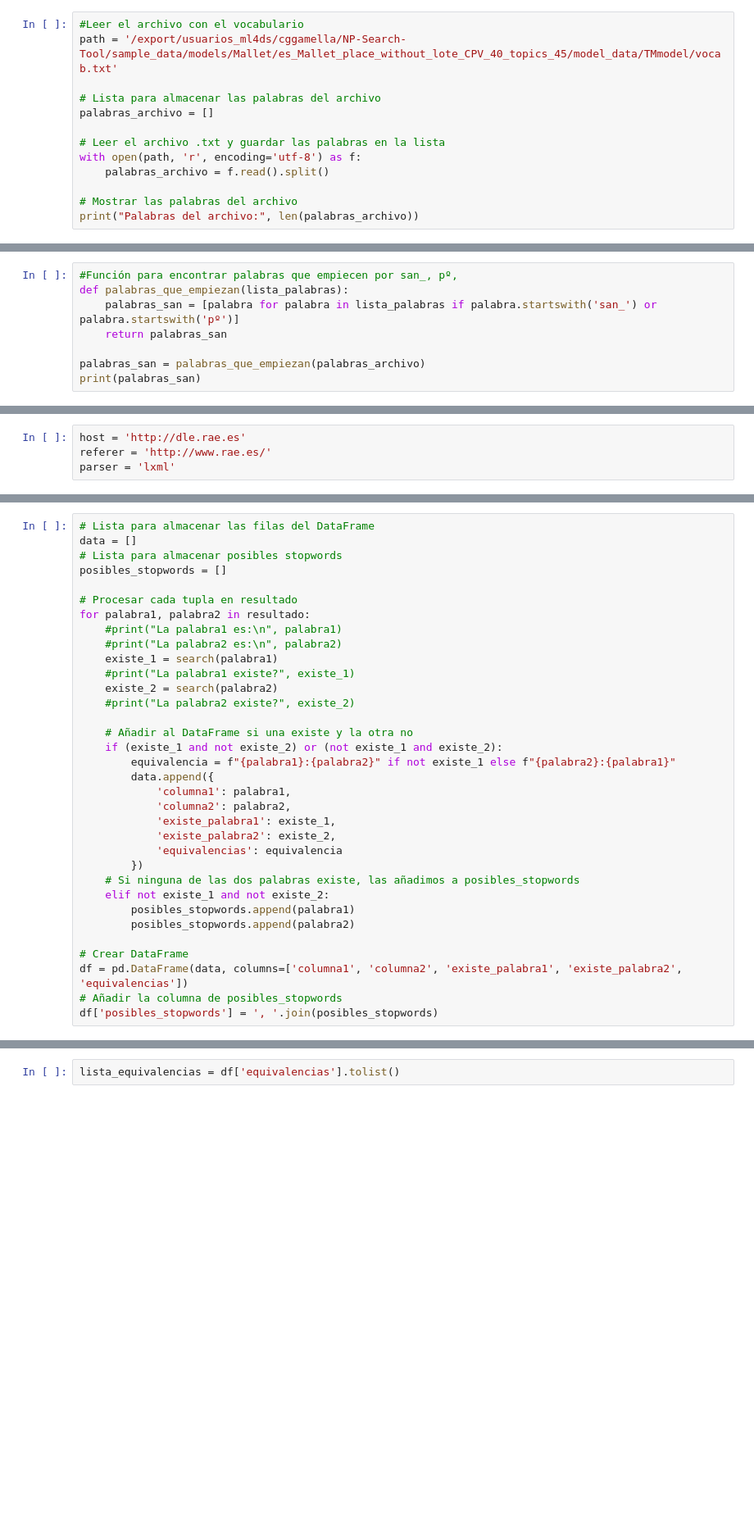
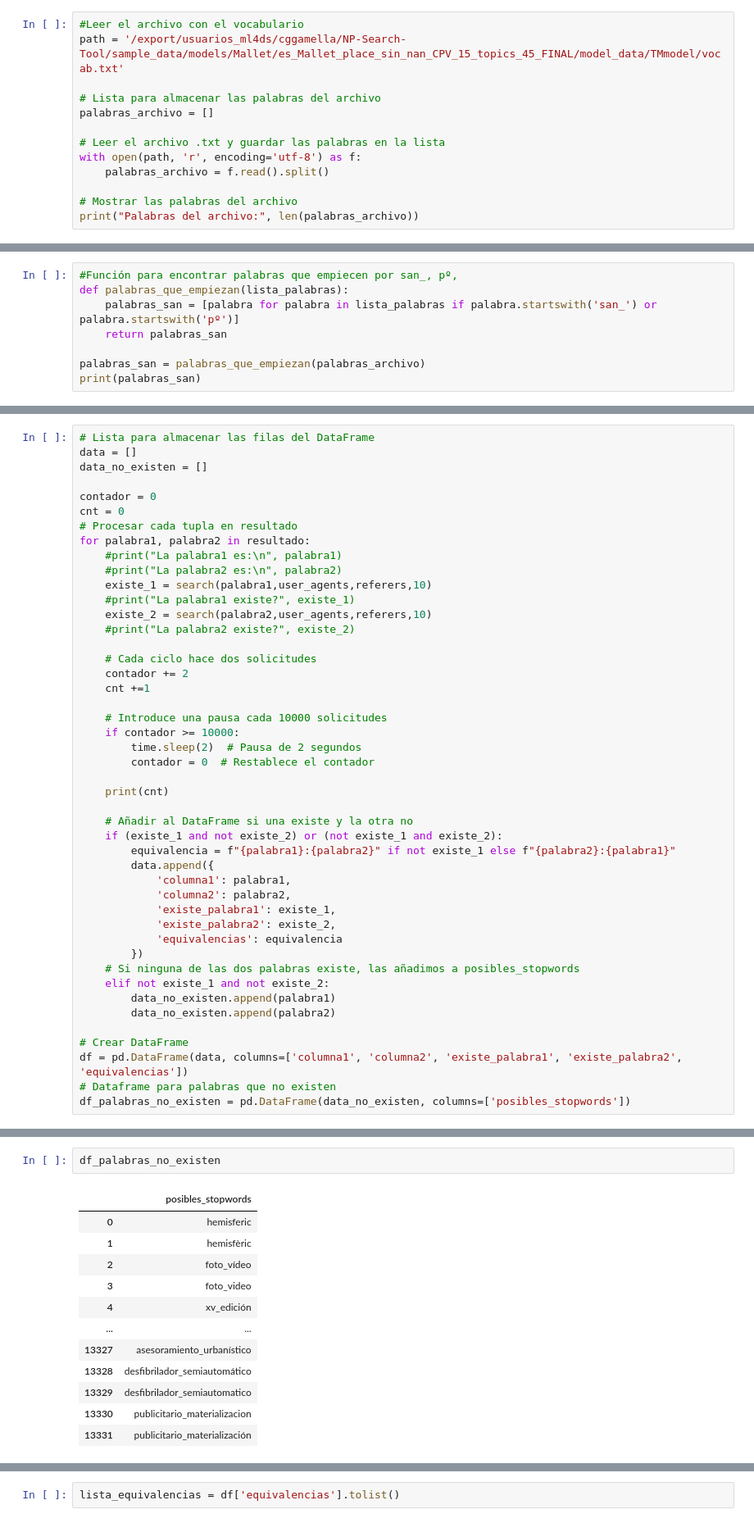
Before and after one commit to nextprocurement/NP-Search-Tool, a Jupyter notebook: aux_scripts/Encontrar_stopwords_equivalencias.ipynb, the cells around one changed output, grey strips where cells are left out. Shown: that part at 82% size. Drawn from its saved outputs; the diff is of its cells as text; blank space fills up the shorter version.

```diff
--- a/aux_scripts/Encontrar_stopwords_equivalencias.ipynb
+++ b/aux_scripts/Encontrar_stopwords_equivalencias.ipynb
@@ -30,6 +20,6 @@ Successfully installed Levenshtein-0.25.1 python-Levenshtein-0.25.1
 # %%
 #Leer el archivo con el vocabulario
-path = '/export/usuarios_ml4ds/cggamella/NP-Search-Tool/sample_data/models/Mallet/es_Mallet_place_without_lote_CPV_40_topics_45/model_data/TMmodel/vocab.txt'
+path = '/export/usuarios_ml4ds/cggamella/NP-Search-Tool/sample_data/models/Mallet/es_Mallet_place_sin_nan_CPV_15_topics_45_FINAL/model_data/TMmodel/vocab.txt'
 
 # Lista para almacenar las palabras del archivo
 palabras_archivo = []
@@ -125,8 +102,4 @@ def diferir_en_una_letra(palabras):
     return pares
 
 resultado = diferir_en_una_letra(palabras_archivo)
-# %%
-host = 'http://dle.rae.es'
-referer = 'http://www.rae.es/'
-parser = 'lxml'
 # %%
@@ -380,17 +390,29 @@ len(resultado)
 # %%
 # Lista para almacenar las filas del DataFrame
 data = []
-# Lista para almacenar posibles stopwords
-posibles_stopwords = []
+data_no_existen = []
 
+contador = 0
+cnt = 0
 # Procesar cada tupla en resultado
 for palabra1, palabra2 in resultado:
     #print("La palabra1 es:\n", palabra1)
     #print("La palabra2 es:\n", palabra2)
-    existe_1 = search(palabra1)
+    existe_1 = search(palabra1,user_agents,referers,10)
     #print("La palabra1 existe?", existe_1)
-    existe_2 = search(palabra2)
+    existe_2 = search(palabra2,user_agents,referers,10)
     #print("La palabra2 existe?", existe_2)
+
+    # Cada ciclo hace dos solicitudes
+    contador += 2
+    cnt +=1
+
+    # Introduce una pausa cada 10000 solicitudes
+    if contador >= 10000:
+        time.sleep(2)  # Pausa de 2 segundos
+        contador = 0  # Restablece el contador
+
+    print(cnt)
 
     # Añadir al DataFrame si una existe y la otra no
     if (existe_1 and not existe_2) or (not existe_1 and existe_2):
@@ -404,10 +426,10 @@ for palabra1, palabra2 in resultado:
         })
     # Si ninguna de las dos palabras existe, las añadimos a posibles_stopwords
     elif not existe_1 and not existe_2:
-        posibles_stopwords.append(palabra1)
-        posibles_stopwords.append(palabra2)
+        data_no_existen.append(palabra1)
+        data_no_existen.append(palabra2)
 
 # Crear DataFrame
 df = pd.DataFrame(data, columns=['columna1', 'columna2', 'existe_palabra1', 'existe_palabra2', 'equivalencias'])
-# Añadir la columna de posibles_stopwords
-df['posibles_stopwords'] = ', '.join(posibles_stopwords)
+# Dataframe para palabras que no existen
+df_palabras_no_existen = pd.DataFrame(data_no_existen, columns=['posibles_stopwords'])
@@ -429,0 +454,15 @@ df
+# %%
+df_palabras_no_existen
+# %% [output]
+|  | posibles_stopwords |
+| 0 | hemisferic |
+| 1 | hemisfèric |
+| 2 | foto_vídeo |
+| 3 | foto_video |
+| 4 | xv_edición |
+| ... | ... |
+| 13327 | asesoramiento_urbanístico |
+| 13328 | desfibrilador_semiautomático |
+| 13329 | desfibrilador_semiautomatico |
+| 13330 | publicitario_materializacion |
+| 13331 | publicitario_materialización |
```
Also changed, not shown: parts of 28 cells of this notebook, 5 other files.
